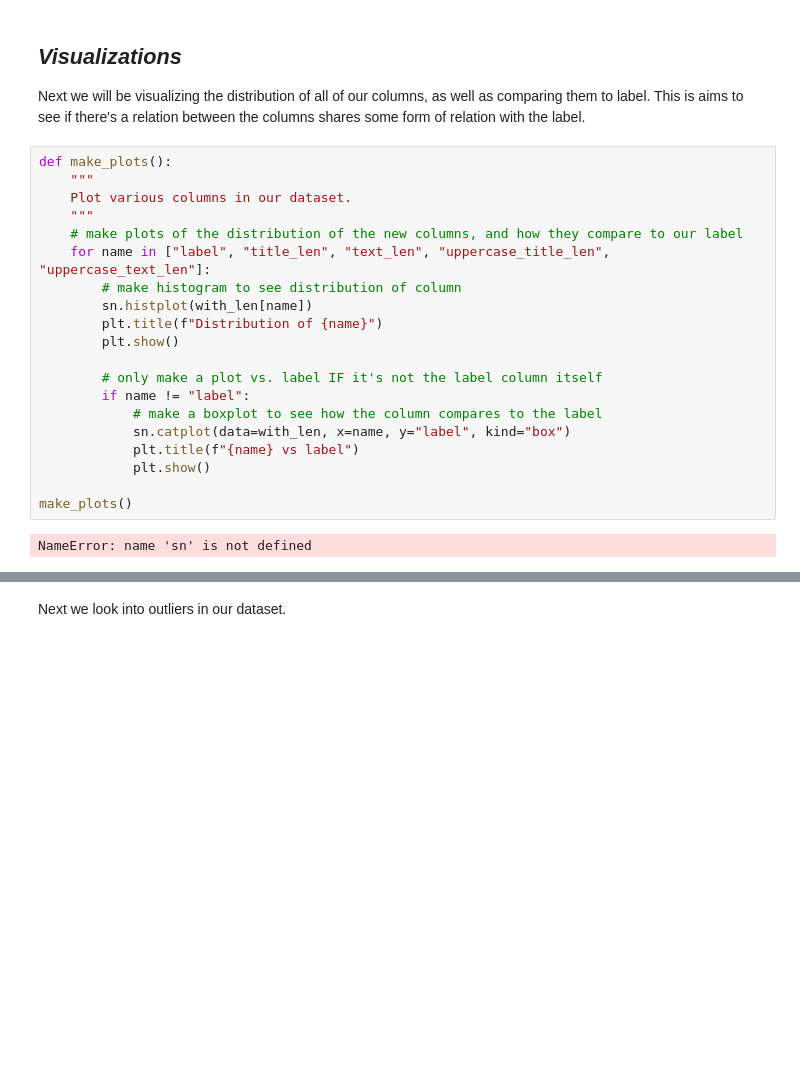
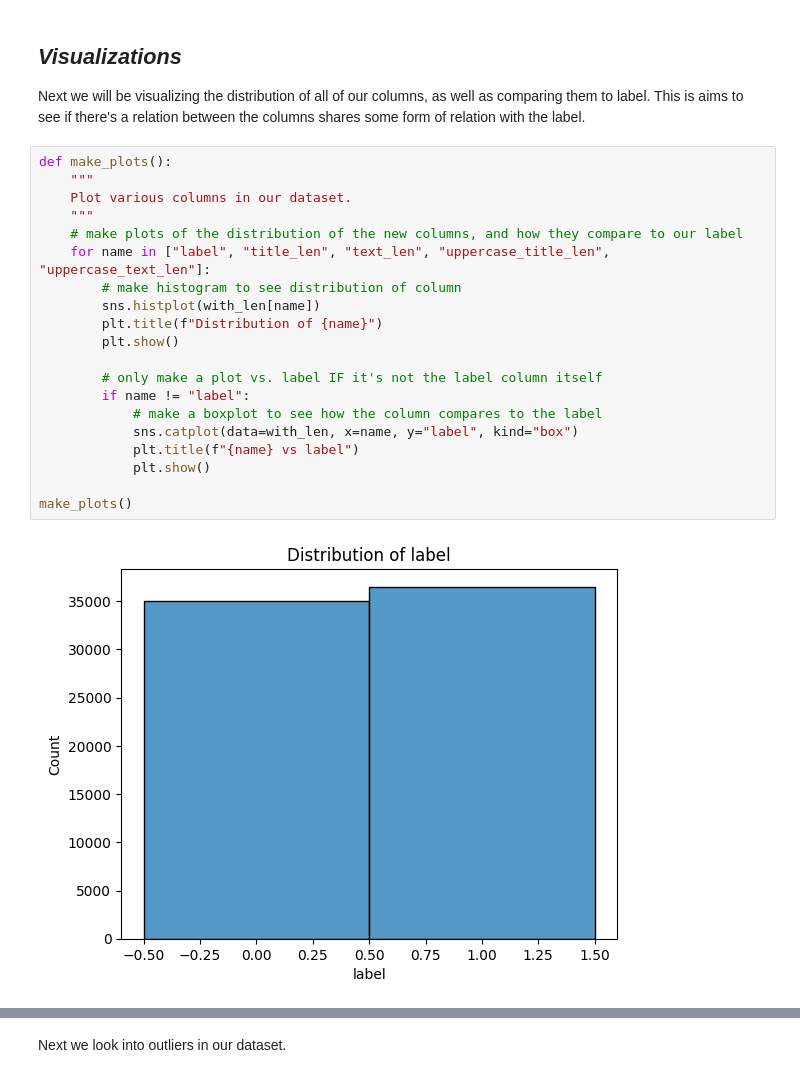
Before and after one commit to pknepps/fake-news-analysis, a Jupyter notebook: training.ipynb, the cells around one changed output, grey strips where cells are left out. Cells and saved outputs as stored; diff of their text form; blank space fills up the shorter version.

```diff
--- a/training.ipynb
+++ b/training.ipynb
@@ -135,22 +132,22 @@ Next we will be visualizing the distribution of all of our columns, as well as c
 # %%
 def make_plots():
     """
     Plot various columns in our dataset.
     """
     # make plots of the distribution of the new columns, and how they compare to our label
     for name in ["label", "title_len", "text_len", "uppercase_title_len", "uppercase_text_len"]:
         # make histogram to see distribution of column
-        sn.histplot(with_len[name])
+        sns.histplot(with_len[name])
         plt.title(f"Distribution of {name}")
         plt.show()
 
         # only make a plot vs. label IF it's not the label column itself
         if name != "label":
             # make a boxplot to see how the column compares to the label
-            sn.catplot(data=with_len, x=name, y="label", kind="box")
+            sns.catplot(data=with_len, x=name, y="label", kind="box")
             plt.title(f"{name} vs label")
             plt.show()
 
 make_plots()
 # %% [output]
-NameError: name 'sn' is not defined
+[figure, added]
```
Also changed, not shown: parts of 25 cells of this notebook, 2 other files.
